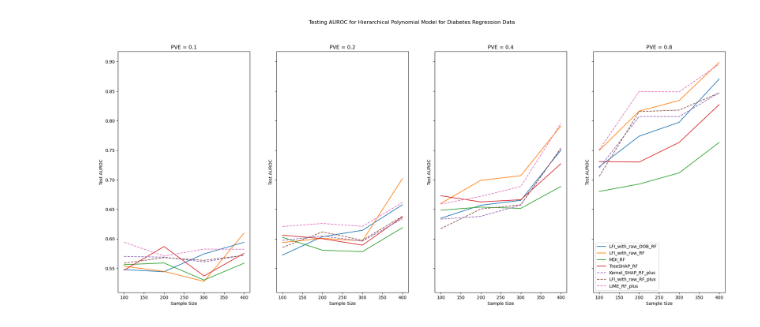
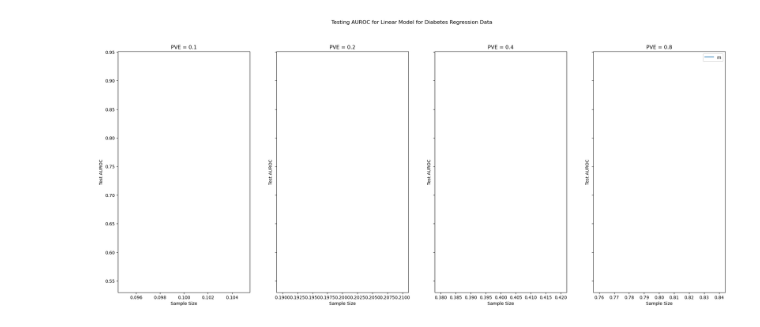
Before and after one commit to Yu-Group/imodels-experiments, a Jupyter notebook: feature_importance/ranking_importance_local_sims.ipynb, the cells around one changed output. Cells and saved outputs as stored; diff of their text form; code cells hidden in the pictures.

```diff
--- a/feature_importance/ranking_importance_local_sims.ipynb
+++ b/feature_importance/ranking_importance_local_sims.ipynb
@@ -5,15 +5,17 @@ import numpy as np
 import os
 pd.set_option('display.max_columns', None)
 # %%
-directory = "./results/mdi_local.real_x_sim_y.diabetes-regression.linear-model/diabetes-reg-hierpoly/varying_heritability_sample_row_n/"
+directory = "./results/mdi_local.real_x_sim_y.diabetes-regression.linear-model/diabetes-reg-linear/varying_heritability/"
 folder_names = [folder for folder in os.listdir(directory) if os.path.isdir(os.path.join(directory, folder))]
 experiments_seeds = []
 for folder_name in folder_names:
     experiments_seeds.append(int(folder_name[4:]))
 combined_df = pd.DataFrame()
 for seed in experiments_seeds:
-    df = pd.read_csv(os.path.join(directory, f"seed{seed}/results.csv"))
-    combined_df = pd.concat([combined_df, df], ignore_index=True)
+    # check if seed folder exists
+    if os.path.exists(os.path.join(directory, f"seed{seed}/results.csv")):
+        df = pd.read_csv(os.path.join(directory, f"seed{seed}/results.csv"))
+        combined_df = pd.concat([combined_df, df], ignore_index=True)
 # %%
 combined_df
 # %% [output]
@@ -55,8 +62,9 @@ for r in seeds:
 for r in seeds:
     for h in heritability:
         for m in methods:
-            for s in sample_row_n:
-                df_sub = combined_df[(combined_df["fi"] == m) & (combined_df["sample_row_n"] == s) & (combined_df["heritability"] == h) & (combined_df["split_seed"] == r)]
+            # for s in sample_row_n:
+                # df_sub = combined_df[(combined_df["fi"] == m) & (combined_df["sample_row_n"] == s) & (combined_df["heritability"] == h) & (combined_df["split_seed"] == r)]
+                df_sub = combined_df[(combined_df["fi"] == m) & (combined_df["heritability"] == h) & (combined_df["split_seed"] == r)]
                 assert len(df_sub["test_AUROC"].unique()) == 1
                 assert len(df_sub["train_AUROC"].unique()) == 1
                 assert len(df_sub["train_AUPRC"].unique()) == 1
@@ -84,7 +92,7 @@ for h in heritability:
 # %%
 for h in heritability:
     for m in methods:
-        for s in sample_row_n:
+        # for s in sample_row_n:
             test_auroc = 0
             train_auroc = 0
             test_auprc = 0
@@ -92,7 +100,10 @@ for h in heritability:
             test_f1 = 0
             train_f1 = 0
             for r in range(1, 11):
-                df_sub = combined_df[(combined_df["fi"] == m) & (combined_df["sample_row_n"] == s) & (combined_df["heritability"] == h) & (combined_df["split_seed"] == r)]
+                # df_sub = combined_df[(combined_df["fi"] == m) & (combined_df["sample_row_n"] == s) & (combined_df["heritability"] == h) & (combined_df["split_seed"] == r)]
+                df_sub = combined_df[(combined_df["fi"] == m) & (combined_df["heritability"] == h) & (combined_df["split_seed"] == r)]
+                if df_sub.empty:
+                    continue
                 assert len(df_sub["test_AUROC"].unique()) == 1
                 assert len(df_sub["train_AUROC"].unique()) == 1
                 assert len(df_sub["test_AUPRC"].unique()) == 1
@@ -119,0 +151,11 @@ for h in heritability:
+# %%
+# create barplot with four subplots, one for each heritability level, make x axis text vertical
+fig, axs = plt.subplots(2, 2, figsize=(12, 12))
+fig.suptitle("Performance of different feature importance methods on diabetes regression task with varying heritability levels")
+for i, h in enumerate(heritability):
+    for j, m in enumerate(methods):
+        axs[i//2, i%2].bar(m, agg_results[h][m]["test_auroc"][0], label=f"{m}", alpha=0.7)
+        axs[i//2, i%2].set_title(f"Heritability = {h}")
+        axs[i//2, i%2].set_ylabel("Test AUROC")
+        axs[i//2, i%2].set_ylim(0.5, 1)
+        plt.xticks(rotation=45)
@@ -120,27 +164,28 @@ for h in heritability:
 # %%
 # Create subplots
 fig, axs = plt.subplots(1, 4, figsize=(25, 10), sharey=True)
 
 for i in range(len(heritability)):
     h = heritability[i]
-    for m in methods:
-        if "RF_plus" in m:
-            axs[i].plot(sample_row_n, agg_results[h][m]["test_auroc"], label=m, linestyle='dashed')
-        else:
-            axs[i].plot(sample_row_n, agg_results[h][m]["test_auroc"], label=m)
+    # for m in methods:
+    #     if "RF_plus" in m:
+    #         axs[i].plot(sample_row_n, agg_results[h][m]["test_auroc"], label=m, linestyle='dashed')
+    #     else:
+    #         axs[i].plot(sample_row_n, agg_results[h][m]["test_auroc"], label=m)
+    axs[i].plot(h, agg_results[h][m]["test_auroc"], label="m")
     axs[i].set_xlabel('Sample Size')
     axs[i].set_ylabel('Test AUROC')
     axs[i].set_title('PVE = ' + str(h))
 
 # Share the label in the last plot
 axs[3].legend()
 
-fig.suptitle("Testing AUROC for Hierarchical Polynomial Model for Diabetes Regression Data")
+fig.suptitle("Testing AUROC for Linear Model for Diabetes Regression Data")
 
 # Show the plots
 plt.show()
 # %% [output]
-[figure, old version]
+[figure, new version]
 # %%
 # Create subplots
 fig, axs = plt.subplots(1, 4, figsize=(25, 10), sharey=True)
```
Also changed, not shown: parts of 8 cells of this notebook, 11 other files.
